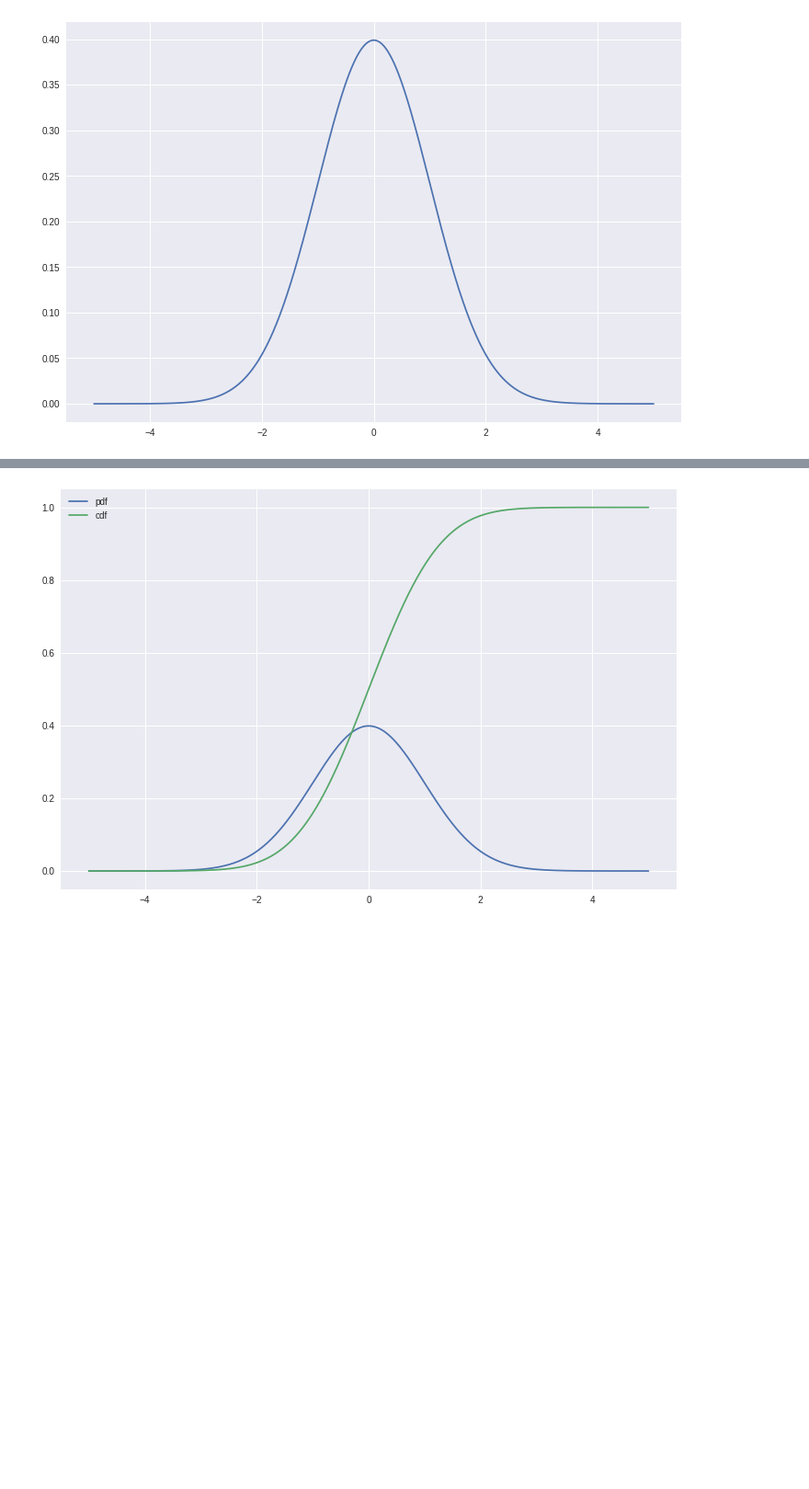
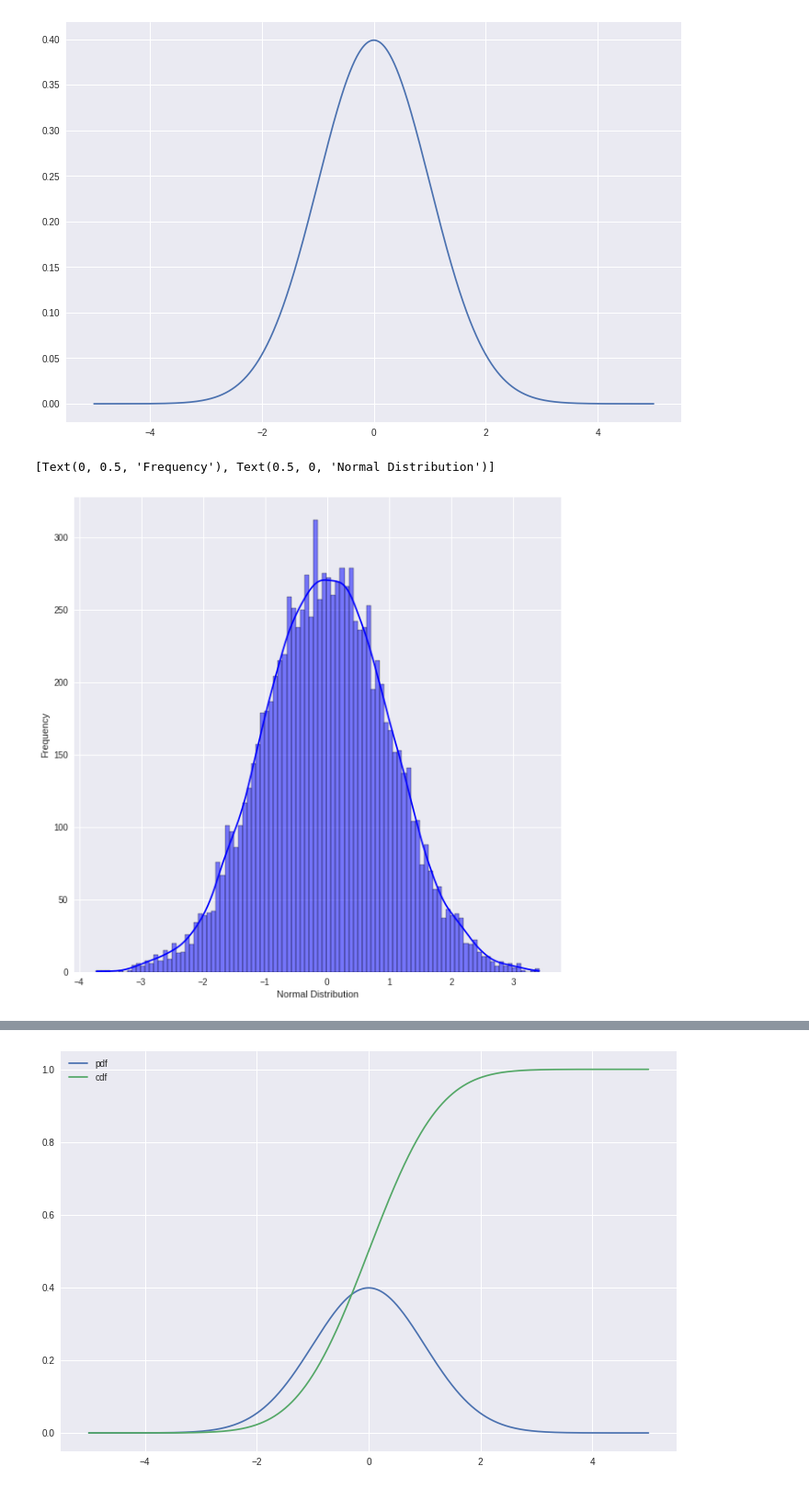
Before and after one commit to ruslanraupoff/mai-416854, a Jupyter notebook: spa.ipynb, the cells around one changed output, grey strips where cells are left out. Shown: that part at 92% size. Saved outputs shown, nothing was run; the diff lists cells and outputs as text; code cells hidden in the pictures; blank space fills up the shorter version.

Commit message:
Added another distribution and using numpy

```diff
--- a/spa.ipynb
+++ b/spa.ipynb
@@ -27,3 +28,10 @@ plt.plot(x, y)
 plt.show()
 # %% [output]
 [figure]
+# %%
+dn = ss.norm.rvs(size=10000,loc=0,scale=1)
+ax = sns.histplot(dn, bins=100, kde=True, color='blue')
+ax.set(xlabel='Normal Distribution', ylabel='Frequency')
+# %% [output]
+[Text(0, 0.5, 'Frequency'), Text(0.5, 0, 'Normal Distribution')]
+[figure, added]
```
Also changed, not shown: parts of 32 cells of this notebook.
